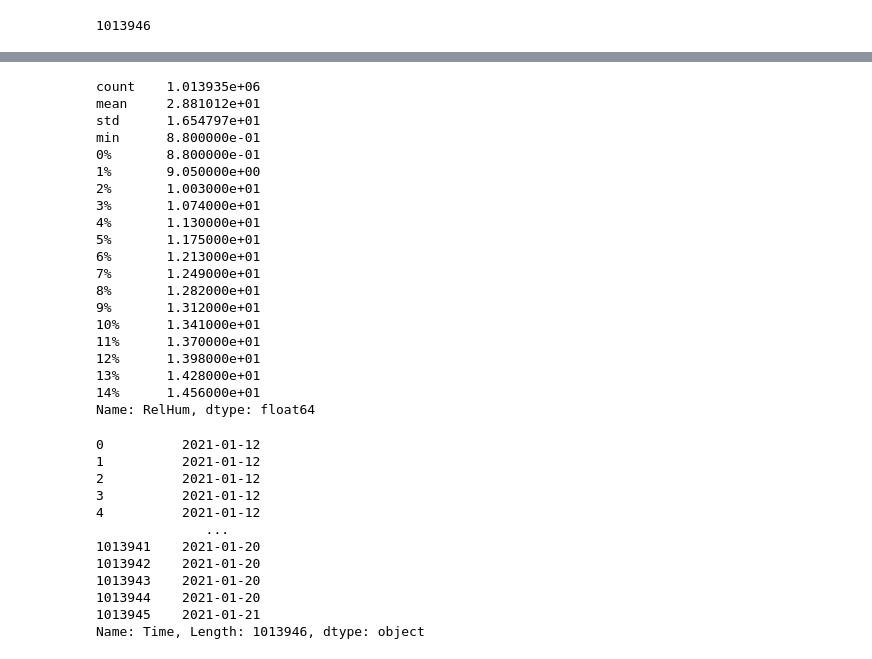
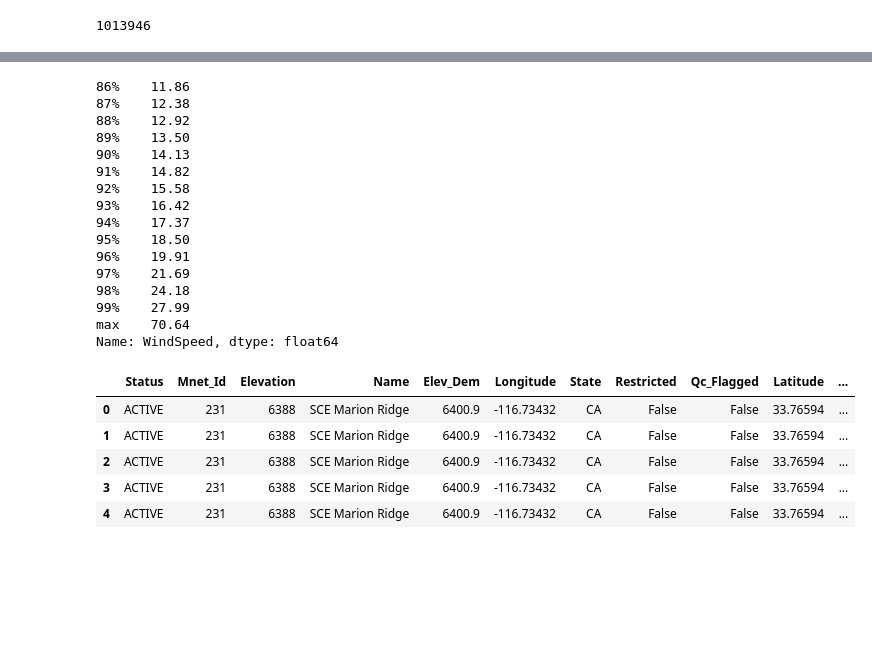
Before and after one commit to tomityrrell/psps-analysis, a Jupyter notebook: notebooks/MesoWest SCE.ipynb, the cells around one changed output, grey strips where cells are left out. Cells and saved outputs as stored; diff of their text form; code cells hidden in the pictures; blank space fills up the shorter version.

```diff
--- a/notebooks/MesoWest SCE.ipynb
+++ b/notebooks/MesoWest SCE.ipynb
@@ -63,38 +58,30 @@ dtype: object
 # %%
-sce.RelHum.describe(percentiles=np.arange(0,1,.01)).iloc[:19]
+sce.WindSpeed.describe(percentiles=np.arange(0,1,.01)).iloc[-10]
 # %% [output]
-count    1.013935e+06
-mean     2.881012e+01
-std      1.654797e+01
-min      8.800000e-01
-0%       8.800000e-01
-1%       9.050000e+00
-2%       1.003000e+01
-3%       1.074000e+01
-4%       1.130000e+01
-5%       1.175000e+01
-6%       1.213000e+01
-7%       1.249000e+01
-8%       1.282000e+01
-9%       1.312000e+01
-10%      1.341000e+01
-11%      1.370000e+01
-12%      1.398000e+01
-13%      1.428000e+01
-14%      1.456000e+01
-Name: RelHum, dtype: float64
+86%    11.86
+87%    12.38
+88%    12.92
+89%    13.50
+90%    14.13
+91%    14.82
+92%    15.58
+93%    16.42
+94%    17.37
+95%    18.50
+96%    19.91
+97%    21.69
+98%    24.18
+99%    27.99
+max    70.64
+Name: WindSpeed, dtype: float64
 # %%
 sce["Date"] = sce.Time.dt.date
+sce.rename(columns={"GustSpeed": "GustSpd", "WindSpeed": "WindSpd", "Stid":"Station"}, inplace=True)
+sce.head()
 # %% [output]
-0          2021-01-12
-1          2021-01-12
-2          2021-01-12
-3          2021-01-12
-4          2021-01-12
-              ...
-1013941    2021-01-20
-1013942    2021-01-20
-1013943    2021-01-20
-1013944    2021-01-20
-1013945    2021-01-21
-Name: Time, Length: 1013946, dtype: object
+|  | Status | Mnet_Id | Elevation | Name | Elev_Dem | Longitude | State | Restricted | Qc_Flagged | Latitude | ... |
+| 0 | ACTIVE | 231 | 6388 | SCE Marion Ridge | 6400.9 | -116.73432 | CA | False | False | 33.76594 | ... |
+| 1 | ACTIVE | 231 | 6388 | SCE Marion Ridge | 6400.9 | -116.73432 | CA | False | False | 33.76594 | ... |
+| 2 | ACTIVE | 231 | 6388 | SCE Marion Ridge | 6400.9 | -116.73432 | CA | False | False | 33.76594 | ... |
+| 3 | ACTIVE | 231 | 6388 | SCE Marion Ridge | 6400.9 | -116.73432 | CA | False | False | 33.76594 | ... |
+| 4 | ACTIVE | 231 | 6388 | SCE Marion Ridge | 6400.9 | -116.73432 | CA | False | False | 33.76594 | ... |
```
Also changed, not shown: parts of 7 cells of this notebook, 5 other files.
